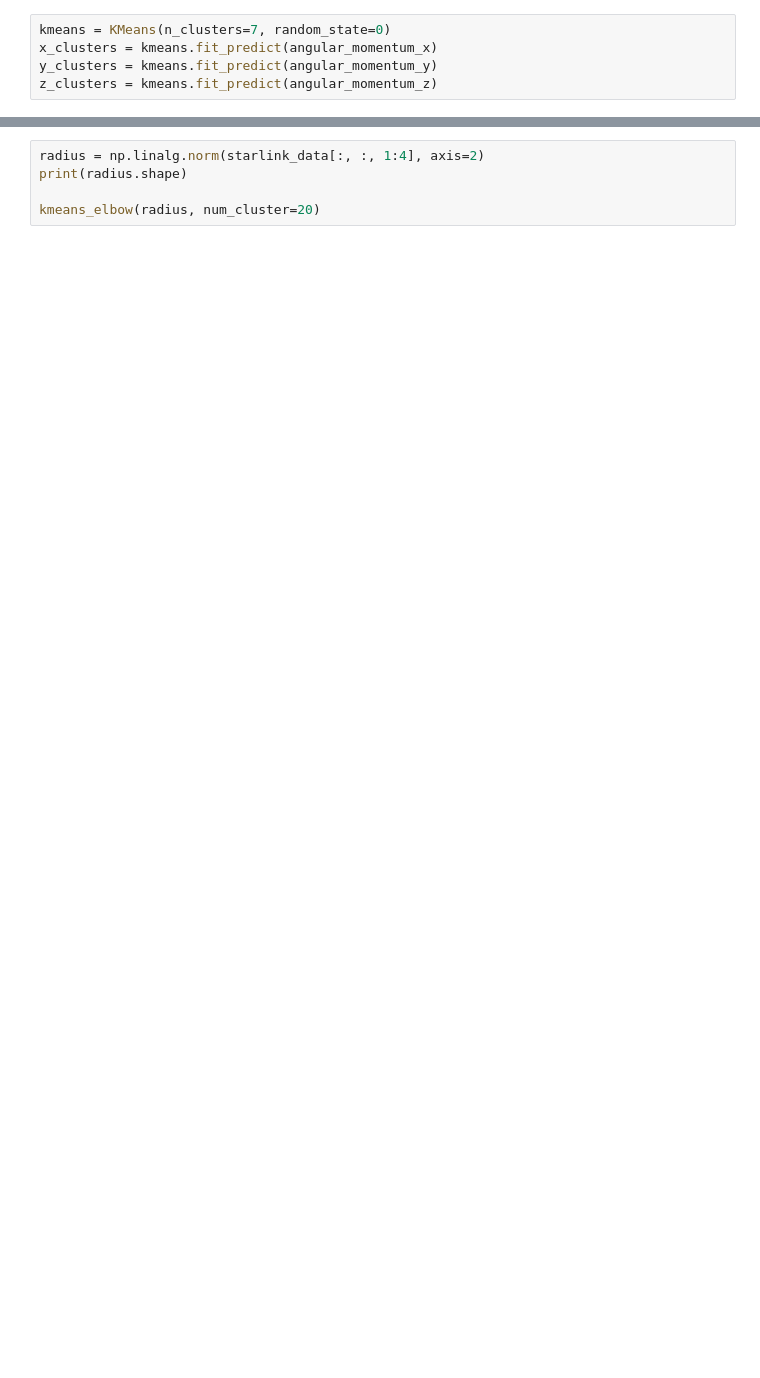
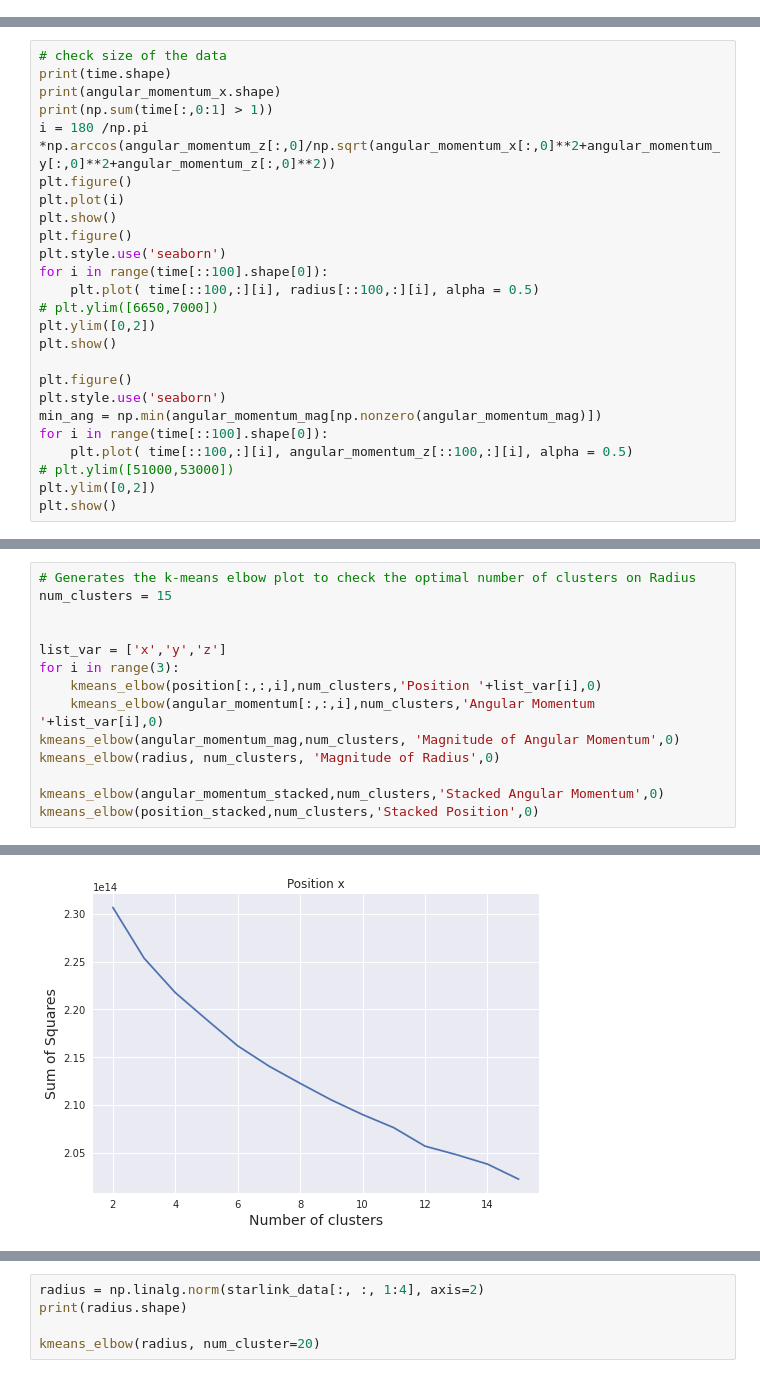
Before and after one commit to tphanmt/StarlinkML, a Jupyter notebook: cluster.ipynb, the cells around one changed output, grey strips where cells are left out. Saved outputs shown, nothing was run; the diff lists cells and outputs as text; blank space fills up the shorter version.

Commit message:
Save the elbow before normalization.

```diff
--- a/cluster.ipynb
+++ b/cluster.ipynb
@@ -147,5 +0,0 @@ def plot_clusters_3d( time_point: int,
-# %%
-kmeans = KMeans(n_clusters=7, random_state=0)
-x_clusters = kmeans.fit_predict(angular_momentum_x)
-y_clusters = kmeans.fit_predict(angular_momentum_y)
-z_clusters = kmeans.fit_predict(angular_momentum_z)
@@ -234,0 +123,25 @@ kmeans_elbow(np.transpose(normed_angular_momentum_z), num_cluster=20)
+# %%
+# check size of the data
+print(time.shape)
+print(angular_momentum_x.shape)
+print(np.sum(time[:,0:1] > 1))
+i = 180 /np.pi *np.arccos(angular_momentum_z[:,0]/np.sqrt(angular_momentum_x[:,0]**2+angular_momentum_y[:,0]**2+angular_momentum_z[:,0]**2))
+plt.figure()
+plt.plot(i)
+plt.show()
+plt.figure()
+plt.style.use('seaborn')
+for i in range(time[::100].shape[0]):
+    plt.plot( time[::100,:][i], radius[::100,:][i], alpha = 0.5)
+# plt.ylim([6650,7000])
+plt.ylim([0,2])
+plt.show()
+
+plt.figure()
+plt.style.use('seaborn')
+min_ang = np.min(angular_momentum_mag[np.nonzero(angular_momentum_mag)])
+for i in range(time[::100].shape[0]):
+    plt.plot( time[::100,:][i], angular_momentum_z[::100,:][i], alpha = 0.5)
+# plt.ylim([51000,53000])
+plt.ylim([0,2])
+plt.show()
@@ -234,0 +155,15 @@ kmeans_elbow(np.transpose(normed_angular_momentum_z), num_cluster=20)
+# %%
+# Generates the k-means elbow plot to check the optimal number of clusters on Radius
+num_clusters = 15
+
+
+list_var = ['x','y','z']
+for i in range(3):
+    kmeans_elbow(position[:,:,i],num_clusters,'Position '+list_var[i],0)
+    kmeans_elbow(angular_momentum[:,:,i],num_clusters,'Angular Momentum '+list_var[i],0)
+kmeans_elbow(angular_momentum_mag,num_clusters, 'Magnitude of Angular Momentum',0)
+kmeans_elbow(radius, num_clusters, 'Magnitude of Radius',0)
+
+kmeans_elbow(angular_momentum_stacked,num_clusters,'Stacked Angular Momentum',0)
+kmeans_elbow(position_stacked,num_clusters,'Stacked Position',0)
+# %% [output]
@@ -234,0 +184 @@ kmeans_elbow(np.transpose(normed_angular_momentum_z), num_cluster=20)
+[figure, added]
```
Also changed, not shown: parts of 46 cells of this notebook.
